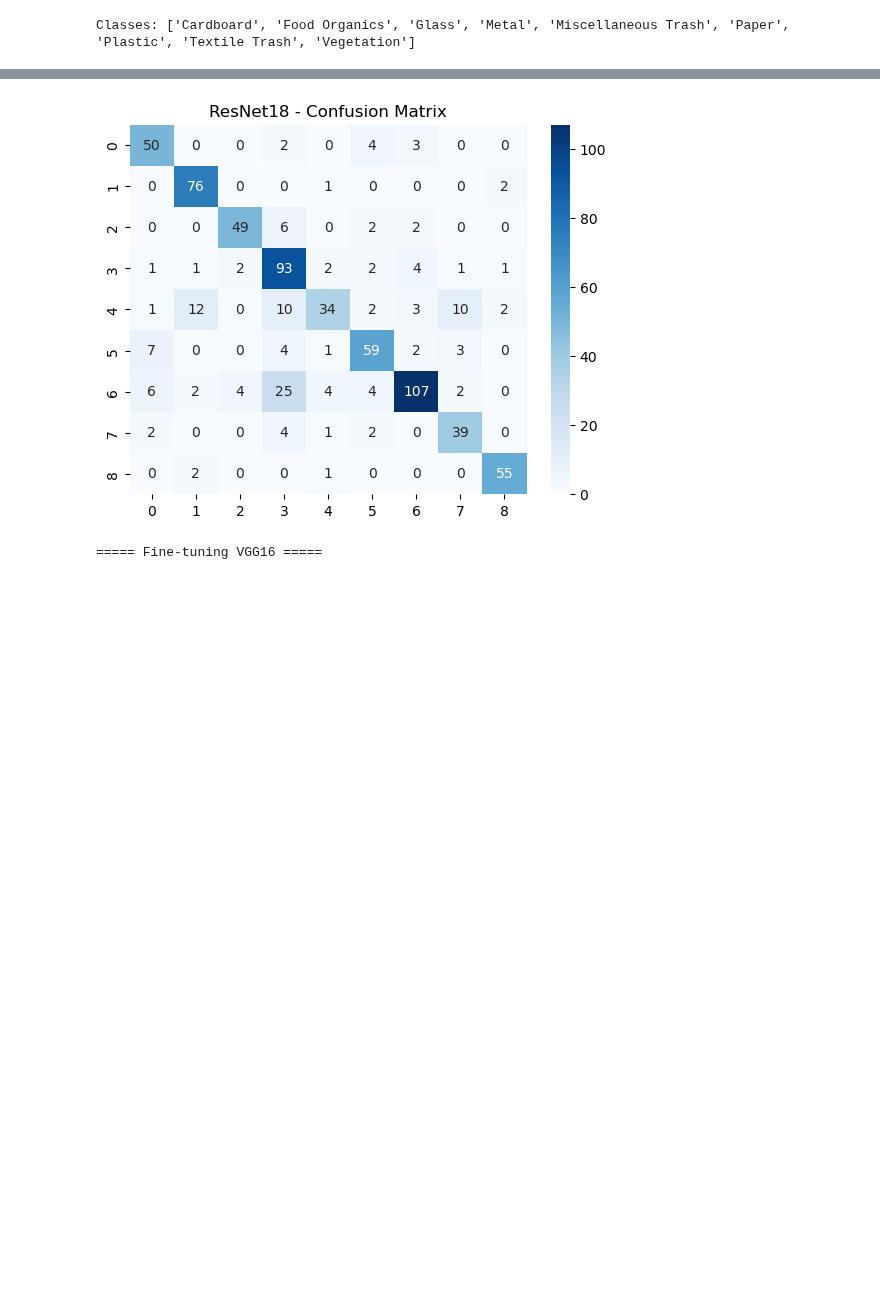
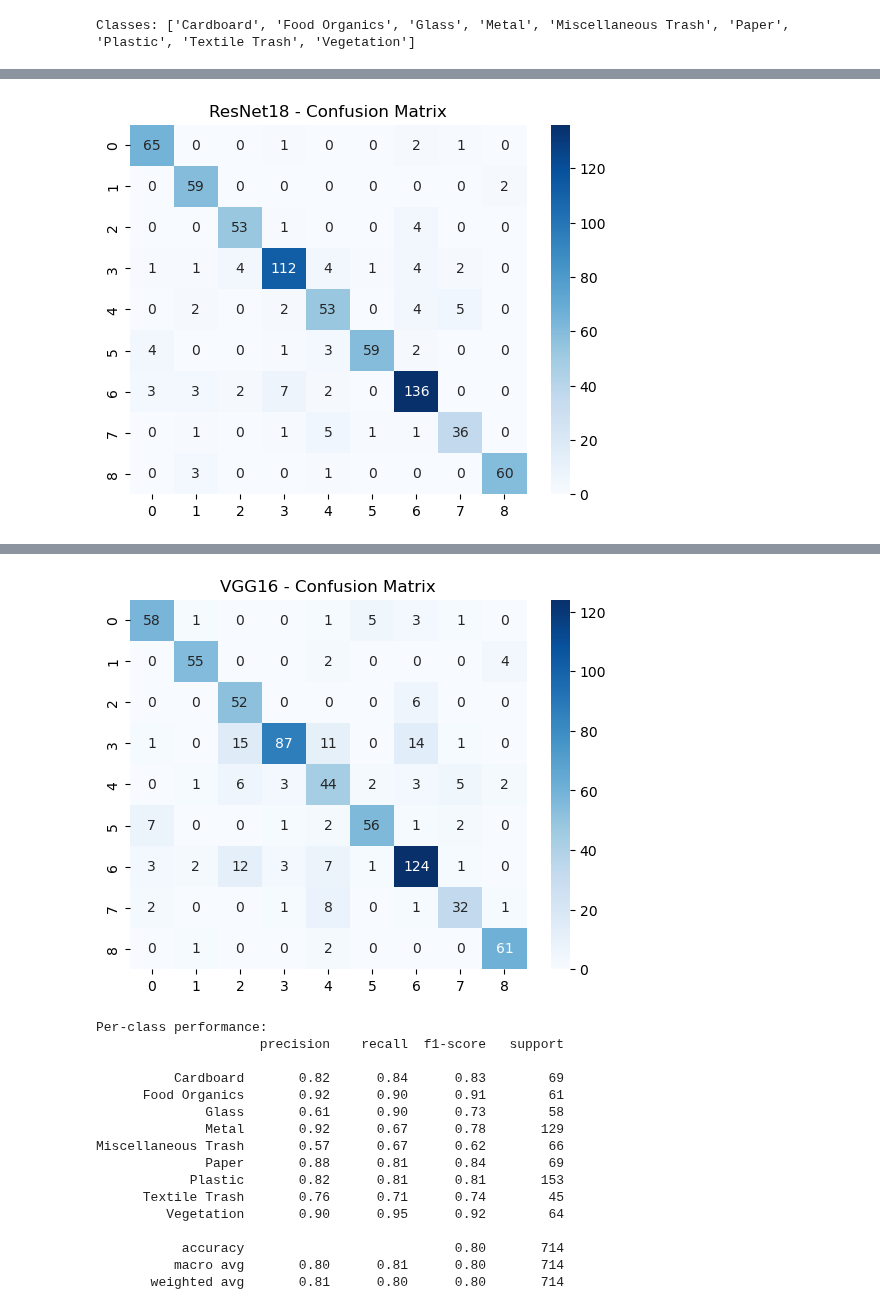
Before and after one commit to minuraashen/EN3150-CNN-for-Image-Classification, a Jupyter notebook: realwaste.ipynb, the cells around one changed output, grey strips where cells are left out. Saved outputs shown, nothing was run; the diff lists cells and outputs as text; code cells hidden in the pictures; blank space fills up the shorter version.

Commit message:
Improve the ResNet model

```diff
--- a/realwaste.ipynb
+++ b/realwaste.ipynb
@@ -233,36 +185,62 @@ Accuracy: 63.59% | Precision: 0.654 | Recall: 0.628
 # %%
 # Transfer learning using ResNet18
 print("\n===== Fine-tuning ResNet18 =====")
-resnet = models.resnet18(pretrained=True)
-for param in resnet.parameters():
-    param.requires_grad = False
+resnet = models.resnet18(weights=ResNet18_Weights.DEFAULT)
+
+# Unfreeze last block (layer4) + FC for better adaptation
+for name, param in resnet.named_parameters():
+    if "layer4" in name or "fc" in name:
+        param.requires_grad = True
+    else:
+        param.requires_grad = False
 num_ftrs = resnet.fc.in_features
 resnet.fc = nn.Linear(num_ftrs, len(class_names))
 resnet = resnet.to(device)
 
-optimizer_ft = optim.Adam(resnet.fc.parameters(), lr=0.001)
+# Use discriminative learning rates
+optimizer_ft = optim.Adam([
+    {'params': resnet.layer4.parameters(), 'lr': 1e-4},
+    {'params': resnet.fc.parameters(), 'lr': 1e-3}
+])
+
 train_model(resnet, optimizer_ft, criterion, train_loader, val_loader, epochs=10)
-acc_ft, prec_ft, rec_ft, cm_ft = evaluate_model(resnet, test_loader)
-print(f"ResNet18 Fine-tuned Accuracy: {acc_ft*100:.2f}%")
+acc_ft, prec_ft, rec_ft, f1_ft, cm_ft, cr_ft = evaluate_model(resnet, test_loader)
+print(f"Accuracy: {acc_ft*100:.2f}% | Precision: {prec_ft:.3f} | Recall: {rec_ft:.3f} | F1-Score:  {f1_ft:.3f}")
+
+# Plot Confusion Matrix
 sns.heatmap(cm_ft, annot=True, fmt='d', cmap='Blues')
 plt.title('ResNet18 - Confusion Matrix')
 plt.show()
 
-# Trasnfer Learning using VGG16
+print("Per-class performance:")
+print(cr_ft)
+
+# Transfer Learning using VGG16
 print("\n===== Fine-tuning VGG16 =====")
-vgg16 = models.vgg16(pretrained=True)
+vgg16 = models.vgg16(weights=VGG16_Weights.DEFAULT)
 for param in vgg16.parameters():
     param.requires_grad = False
 num_ftrs = vgg16.classifier[6].in_features
 vgg16.classifier[6] = nn.Linear(num_ftrs, len(class_names))
+
+for name, param in vgg16.classifier.named_parameters():
+    if "6" in name:  # layer 6 = last linear + dropout
+        param.requires_grad = True
+    else:
+        param.requires_grad = False
 vgg16 = vgg16.to(device)
 
 optimizer_ft = optim.Adam(vgg16.classifier[6].parameters(), lr=0.001)
 train_model(vgg16, optimizer_ft, criterion, train_loader, val_loader, epochs=10)
-acc_ft, prec_ft, rec_ft, cm_ft = evaluate_model(vgg16, test_loader)
-print(f"VGG16 Fine-tuned Accuracy: {acc_ft*100:.2f}%")
-sns.heatmap(cm_ft, annot=True, fmt='d', cmap='Blues')
+acc_vgg, prec_vgg, rec_vgg, f1_vgg, cm_vgg, cr_vgg = evaluate_model(vgg16, test_loader)
+print(f"VGG16 Fine-tuned Accuracy: {acc_vgg*100:.2f}% | Precision: {prec_vgg:.3f} | Recall: {rec_vgg:.3f} | F1-Score:  {f1_vgg:.3f}")
+
+# Plot Confusion Matrix
+sns.heatmap(cm_vgg, annot=True, fmt='d', cmap='Blues')
 plt.title('VGG16 - Confusion Matrix')
 plt.show()
+
+print("Per-class performance:")
+print(cr_vgg)
 # %% [output]
 ===== Fine-tuning ResNet18 =====
@@ -269,0 +258 @@ Downloading: "https://download.pytorch.org/models/resnet18-f37072fd.pth" to C:\U
+[figure, new version]
@@ -281,2 +276,17 @@ ResNet18 Fine-tuned Accuracy: 78.71%
-[figure, old version]
+[figure, new version]
-===== Fine-tuning VGG16 =====
+Per-class performance:
+                     precision    recall  f1-score   support
+
+          Cardboard       0.82      0.84      0.83        69
+      Food Organics       0.92      0.90      0.91        61
+              Glass       0.61      0.90      0.73        58
+              Metal       0.92      0.67      0.78       129
+Miscellaneous Trash       0.57      0.67      0.62        66
+              Paper       0.88      0.81      0.84        69
+            Plastic       0.82      0.81      0.81       153
+      Textile Trash       0.76      0.71      0.74        45
+         Vegetation       0.90      0.95      0.92        64
+
+           accuracy                           0.80       714
+          macro avg       0.80      0.81      0.80       714
+       weighted avg       0.81      0.80      0.80       714
```
Also changed, not shown: parts of 5 cells of this notebook.
